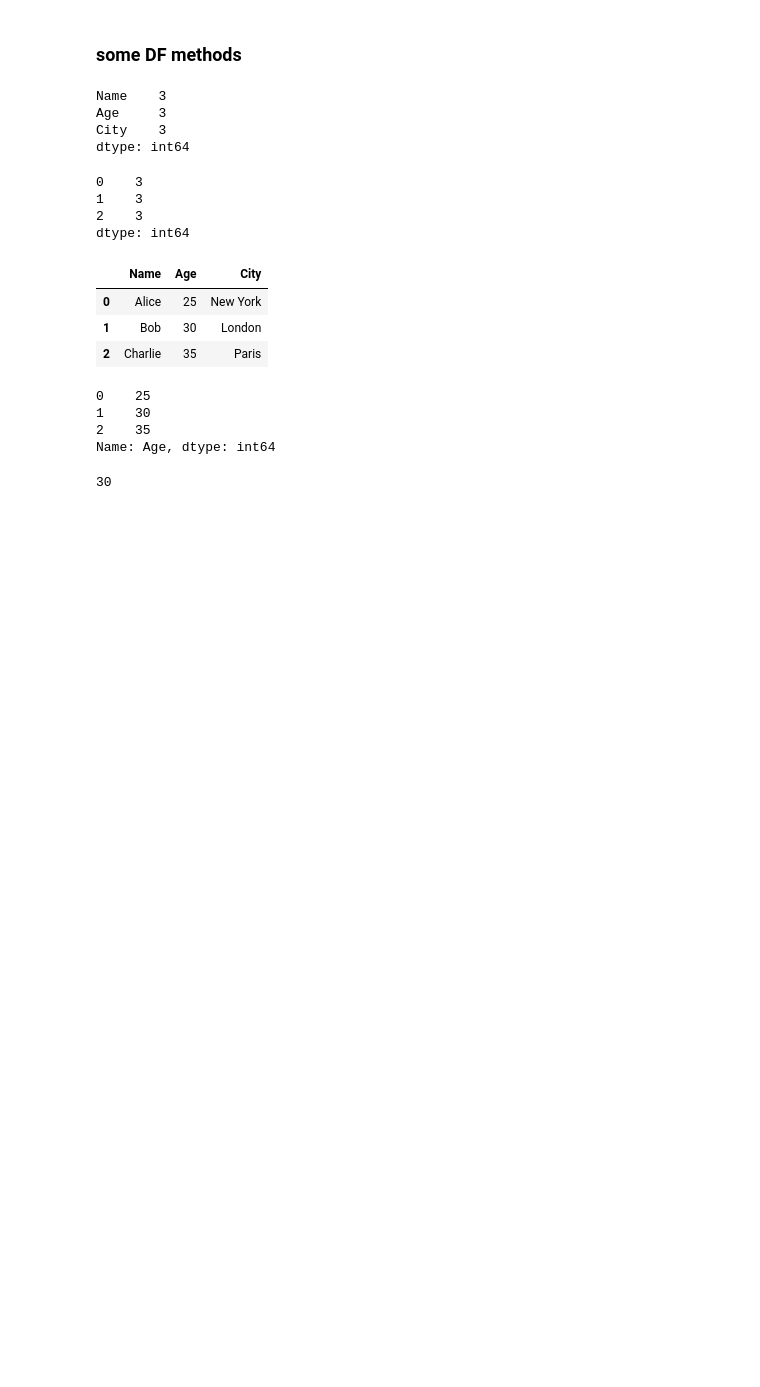
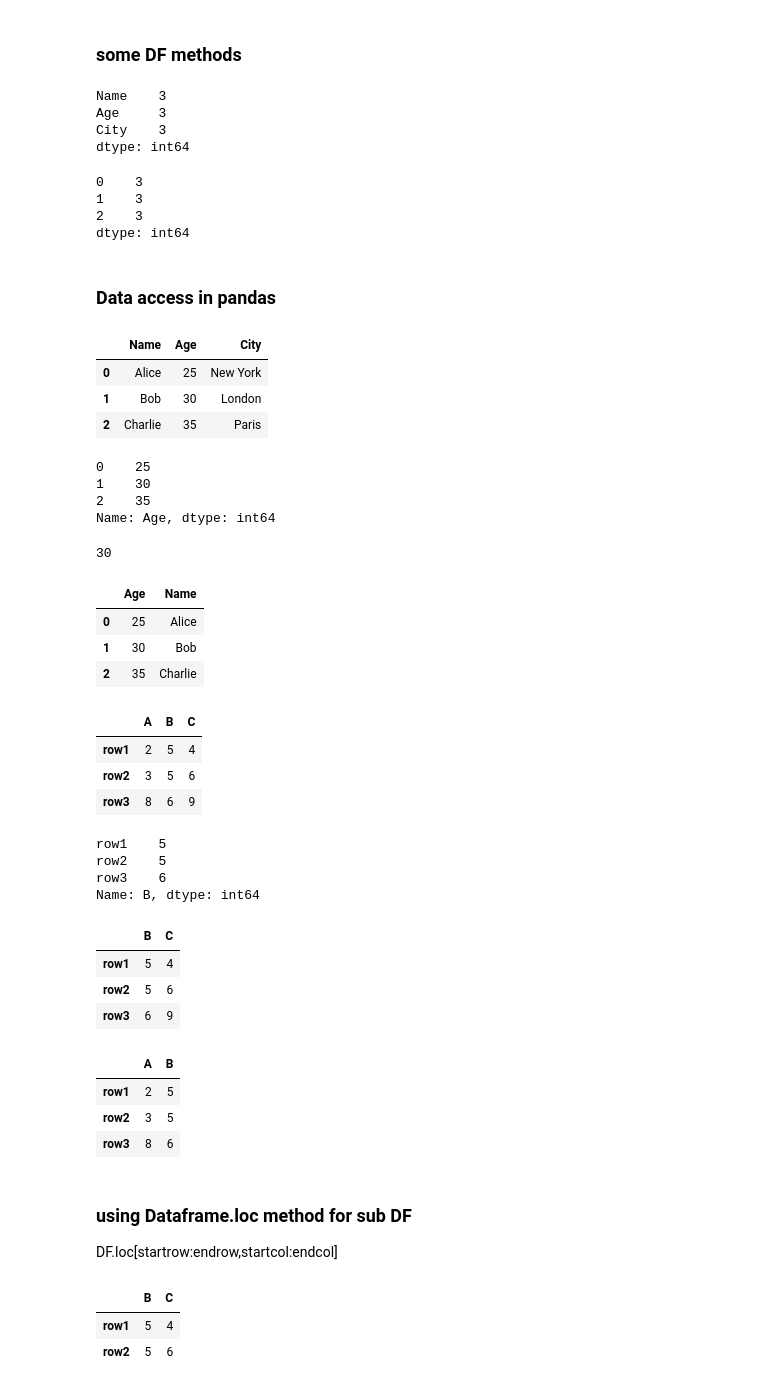
Before and after one commit to parqcxsmxxxii/python-exam, a Jupyter notebook: pandasdf.ipynb, the cells around one changed output. Drawn from its saved outputs; the diff is of its cells as text; code cells hidden in the pictures; blank space fills up the shorter version.

Commit message:
dataframe .loc data access

```diff
--- a/pandasdf.ipynb
+++ b/pandasdf.ipynb
@@ -260,6 +260,8 @@ pdf1.count(axis=1)
 1    3
 2    3
 dtype: int64
+# %% [markdown]
+### Data access in pandas
 # %%
 pdf1
 # %% [output]
@@ -267,14 +269,58 @@ pdf1
 | 0 | Alice | 25 | New York |
 | 1 | Bob | 30 | London |
 | 2 | Charlie | 35 | Paris |
-# %%
-pdf1['Age']
-# %% [output]
-0    25
-1    30
-2    35
-Name: Age, dtype: int64
+# %%
+pdf1['Age']   # Column first approch for data accessing
+# %% [output]
+0    25
+1    30
+2    35
+Name: Age, dtype: int64
 # %%
 pdf1['Age'][1]
 # %% [output]
 30
+# %%
+pdf1[['Age','Name']]  # Multiple coloumn access
+# %% [output]
+|  | Age | Name |
+| 0 | 25 | Alice |
+| 1 | 30 | Bob |
+| 2 | 35 | Charlie |
+# %%
+pdf4
+# %% [output]
+|  | A | B | C |
+| row1 | 2 | 5 | 4 |
+| row2 | 3 | 5 | 6 |
+| row3 | 8 | 6 | 9 |
+# %%
+pdf4["B"]
+# %% [output]
+row1    5
+row2    5
+row3    6
+Name: B, dtype: int64
+# %%
+pdf4[["B","C"]]
+# %% [output]
+|  | B | C |
+| row1 | 5 | 4 |
+| row2 | 5 | 6 |
+| row3 | 6 | 9 |
+# %%
+pdf4[["A","B"]]
+# %% [output]
+|  | A | B |
+| row1 | 2 | 5 |
+| row2 | 3 | 5 |
+| row3 | 8 | 6 |
+# %% [markdown]
+### using Dataframe.loc method for sub DF
+DF.loc[startrow:endrow,startcol:endcol]
+# %%
+pdf4.loc['row1':'row2',"B":"C"]
+# %% [output]
+|  | B | C |
+| row1 | 5 | 4 |
+| row2 | 5 | 6 |
```
Also changed, not shown: parts of 5 cells of this notebook.
